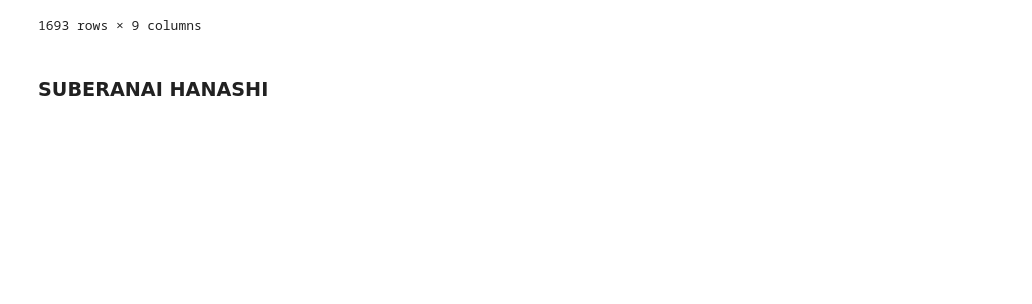
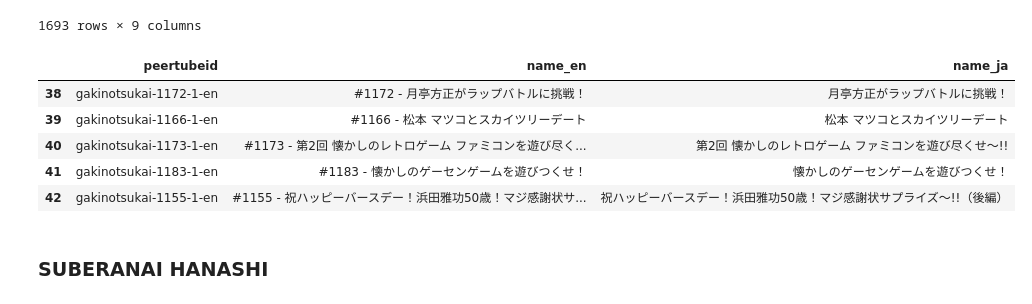
Before and after one commit to chikichikitube/metadata, a Jupyter notebook: src/metadata.ipynb, the cells around one changed output. Cells and saved outputs as stored; diff of their text form; code cells hidden in the pictures; blank space fills up the shorter version.

```diff
--- a/src/metadata.ipynb
+++ b/src/metadata.ipynb
@@ -221,6 +221,18 @@ metadata_gakinotsukai
 | 1696 | 1634 | 2022-12-11 | 遠藤VS陣内真の大根役者頂上決戦‼ | NaN | 2022-12-11-1 | 遠藤VS陣内真の大根役者頂上決戦‼5弾となる今回の演技テーマは名作... | gakinotsukai | GAKI NO TSUKAI | ダウンタウンのガキの使いやあらへんで!! |
 | 1697 | 1635 | 2022-12-18 | クイズ貴乃花の100のこと‼名物企画に元平成の大横綱が参戦‼ | NaN | 2022-12-18-1 | クイズ貴乃花の100のこと‼名物企画に元平成の大横綱が参戦‼知られ... | gakinotsukai | GAKI NO TSUKAI | ダウンタウンのガキの使いやあらへんで!! |
 1693 rows × 9 columns
+# %%
+files_tsl= pd.read_csv('https://tsl.chikichiki.tube/chikichikitube/files_tsl_probed.csv')
+metadata_gakinotsukai_tsl = files_tsl.loc[files_tsl['channel']=='gakinotsukai'][['peertubeid','name_en','name_ja']]
+metadata_gakinotsukai_tsl.to_csv('metadata_gakinotsukai_tsl.csv')
+metadata_gakinotsukai_tsl.head(5)
+# %% [output]
+|  | peertubeid | name_en | name_ja |
+| 38 | gakinotsukai-1172-1-en | #1172 - 月亭方正がラップバトルに挑戦！ | 月亭方正がラップバトルに挑戦！ |
+| 39 | gakinotsukai-1166-1-en | #1166 - 松本 マツコとスカイツリーデート | 松本 マツコとスカイツリーデート |
+| 40 | gakinotsukai-1173-1-en | #1173 - 第2回 懐かしのレトロゲーム ファミコンを遊び尽く... | 第2回 懐かしのレトロゲーム ファミコンを遊び尽くせ〜!! |
+| 41 | gakinotsukai-1183-1-en | #1183 - 懐かしのゲーセンゲームを遊びつくせ！ | 懐かしのゲーセンゲームを遊びつくせ！ |
+| 42 | gakinotsukai-1155-1-en | #1155 - 祝ハッピーバースデー！浜田雅功50歳！マジ感謝状サ... | 祝ハッピーバースデー！浜田雅功50歳！マジ感謝状サプライズ〜!!（後編） |
 # %% [markdown]
 ### SUBERANAI HANASHI
 # %%
```
Also changed, not shown: parts of 2 cells of this notebook, 6 other files.
